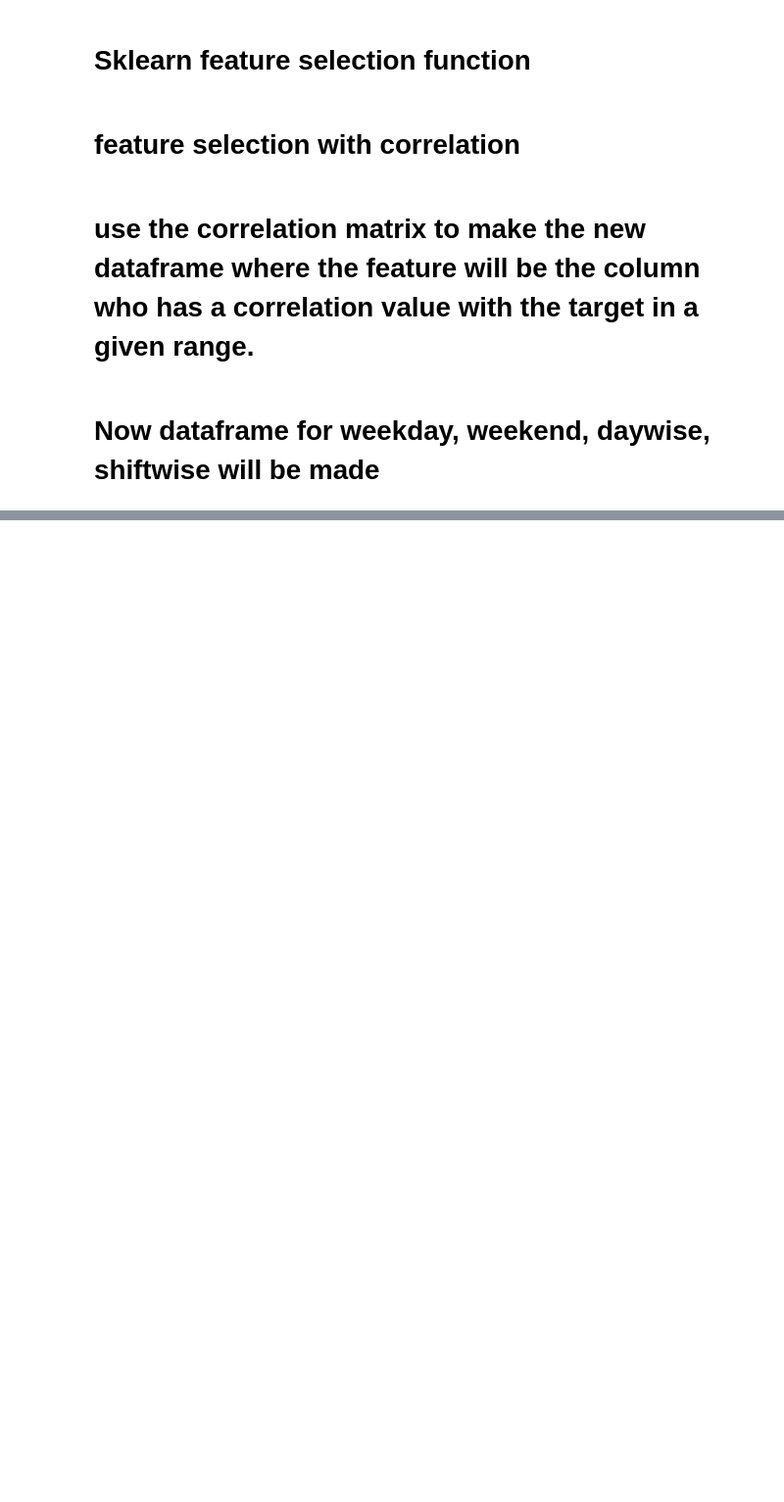
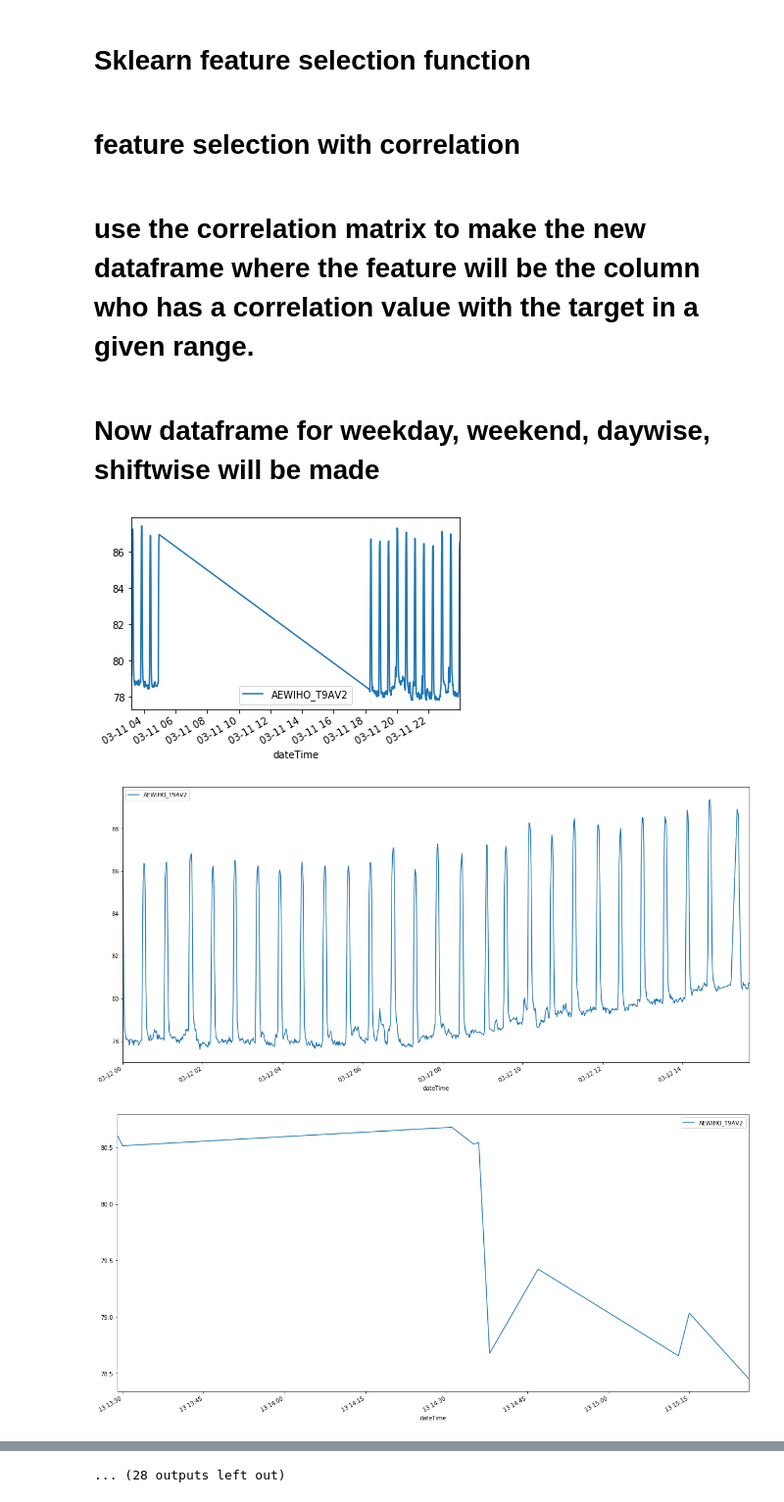
Before and after one commit to atifkarim/Time-Series-Forecasting-Using-Machine-Learning-Algorithm, a Jupyter notebook: univariate_data_for_prediction/clean.ipynb, the cells around one changed output, grey strips where cells are left out. Shown at 98% size. Drawn from its saved outputs; the diff is of its cells as text; code cells hidden in the pictures; blank space fills up the shorter version.

Commit message:
function for drawing graph has added

```diff
--- a/univariate_data_for_prediction/clean.ipynb
+++ b/univariate_data_for_prediction/clean.ipynb
@@ -504,0 +513,14 @@ day_name_key_value = collections.OrderedDict(dict_of_day_name)
+# %%
+def draw_graph(dictionary_value, dictionary,target):
+    for i in dictionary_value:
+        value = dictionary[i]
+        value.iloc[:].plot(y=[target])
+        plt.rcParams['figure.figsize'] =(20,10)
+        plt.savefig(str(i)+'.jpg')
+
+target = 'AEWIHO_T9AV2'
+draw_graph = draw_graph(date_key_value,dict_of_dates, target)
+# %% [output]
+[figure, added]
+[figure, added]
+[figure, added]
@@ -504,0 +536 @@ day_name_key_value = collections.OrderedDict(dict_of_day_name)
+... (28 outputs left out)
```
Also changed, not shown: parts of 3 cells of this notebook.
